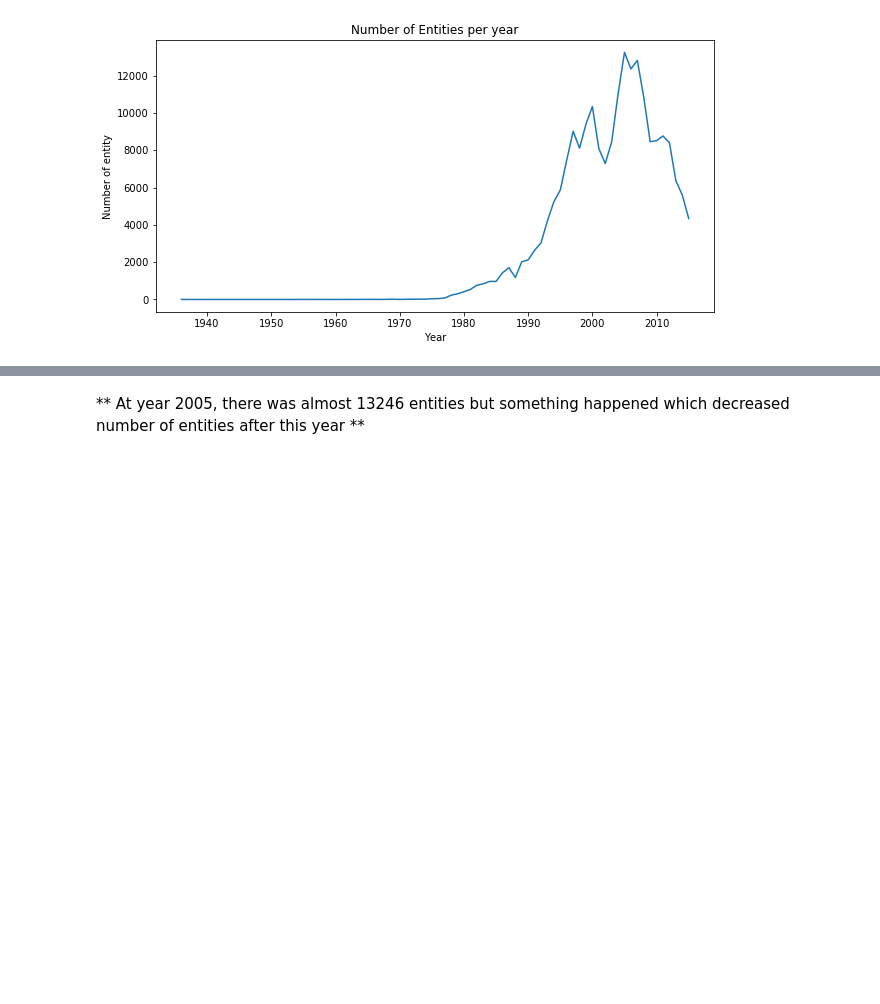
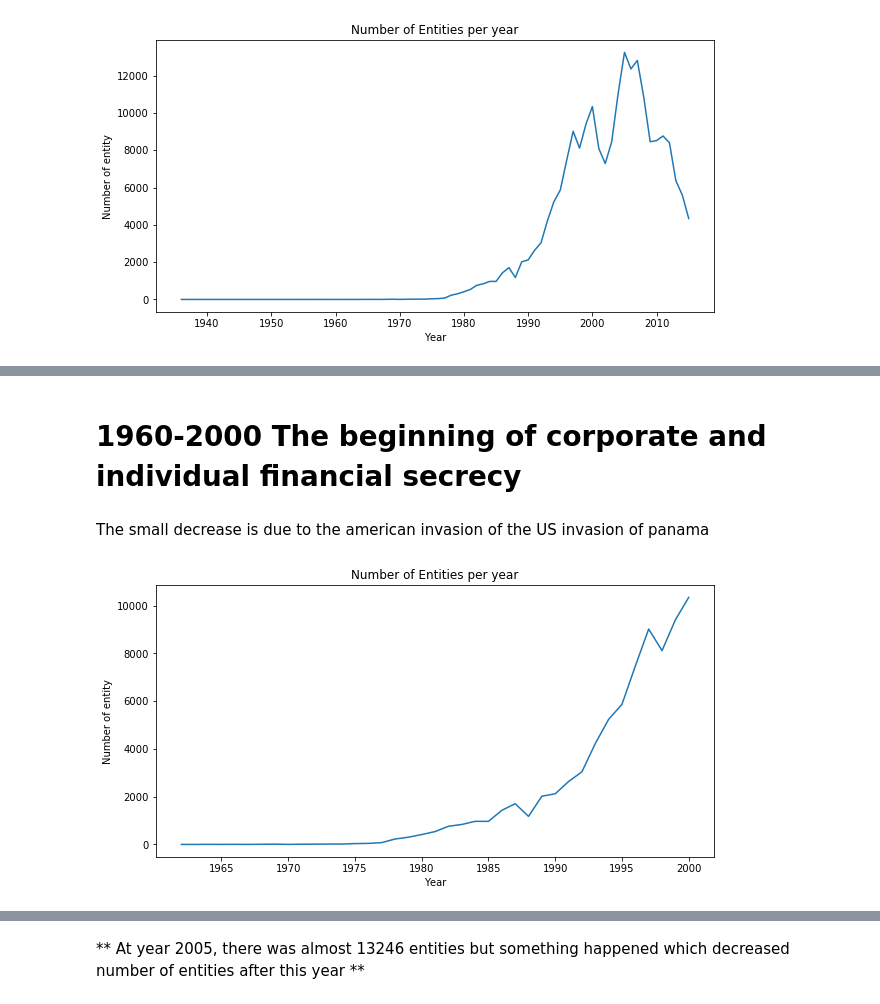
Before and after one commit to Roussaky/ada-EPFL, a Jupyter notebook: project/project.ipynb, the cells around one changed output, grey strips where cells are left out. Saved outputs shown, nothing was run; the diff lists cells and outputs as text; code cells hidden in the pictures; blank space fills up the shorter version.

```diff
--- a/project/project.ipynb
+++ b/project/project.ipynb
@@ -95,0 +111,13 @@ plt.show()
+# %% [markdown]
+# 1960-2000 The beginning of corporate and individual financial secrecy
+# %% [markdown]
+The small decrease is due to the american invasion of the US invasion of panama
+# %%
+plt.figure(figsize=(10,5))
+plt.plot(year['n.incorporation_date'].sort_index()[10:49])
+plt.xlabel('Year')
+plt.ylabel('Number of entity')
+plt.title('Number of Entities per year')
+plt.show()
+# %% [output]
+[figure, added]
```
Also changed, not shown: parts of 17 cells of this notebook.
